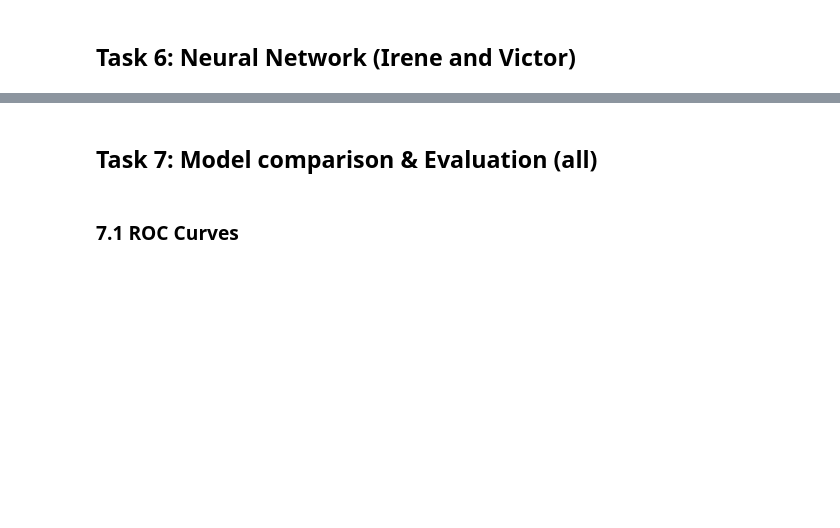
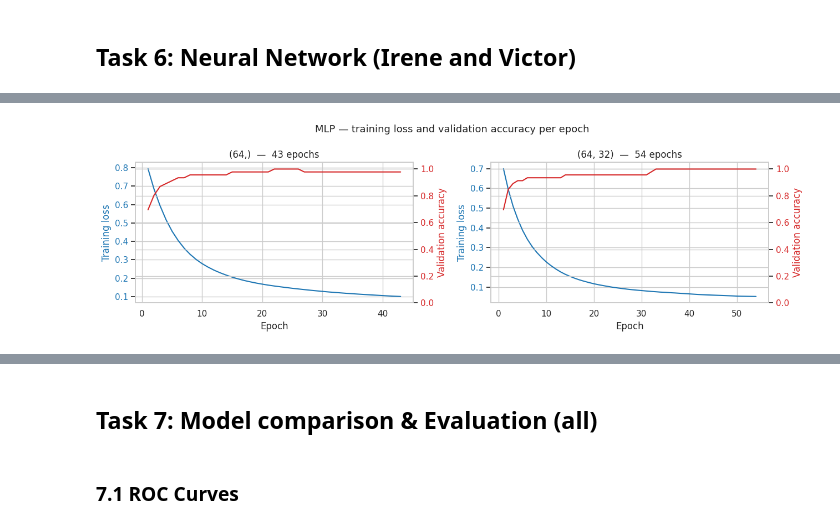
Before and after one commit to harasarahh/machine-learning-projects, a Jupyter notebook: SupervisedLearning/ML_assignment2.ipynb, the cells around one changed output, grey strips where cells are left out. Cells and saved outputs as stored; diff of their text form; code cells hidden in the pictures; blank space fills up the shorter version.

```diff
--- a/SupervisedLearning/ML_assignment2.ipynb
+++ b/SupervisedLearning/ML_assignment2.ipynb
@@ -1003,0 +1072,28 @@ SVM results saved to shared dictionary:
+# %%
+# plot loss curves and validation accuracy for each architecture
+fig, axes = plt.subplots(1, len(arch_results), figsize=(13, 4), sharey=False)
+
+for ax, (name, r) in zip(axes, arch_results.items()):
+    epochs = range(1, len(r["loss_curve"]) + 1)
+
+    # training loss
+    color1 = "#1f77b4"
+    ax.plot(epochs, r["loss_curve"], color=color1, label="Training loss")
+    ax.set_xlabel("Epoch")
+    ax.set_ylabel("Training loss", color=color1)
+    ax.tick_params(axis='y', labelcolor=color1)
+    ax.set_title(f"{name}  —  {r['n_epochs']} epochs")
+
+    # validation accuracy
+    ax2 = ax.twinx()
+    color2 = "#d62728"
+    ax2.plot(epochs, r["val_scores"], color=color2, label="Validation accuracy")
+    ax2.set_ylabel("Validation accuracy", color=color2)
+    ax2.tick_params(axis='y', labelcolor=color2)
+    ax2.set_ylim(0, 1.05)
+
+plt.suptitle("MLP — training loss and validation accuracy per epoch", fontsize=13)
+plt.tight_layout()
+plt.show()
+# %% [output]
+[figure, added]
```
Also changed, not shown: parts of 25 cells of this notebook.
